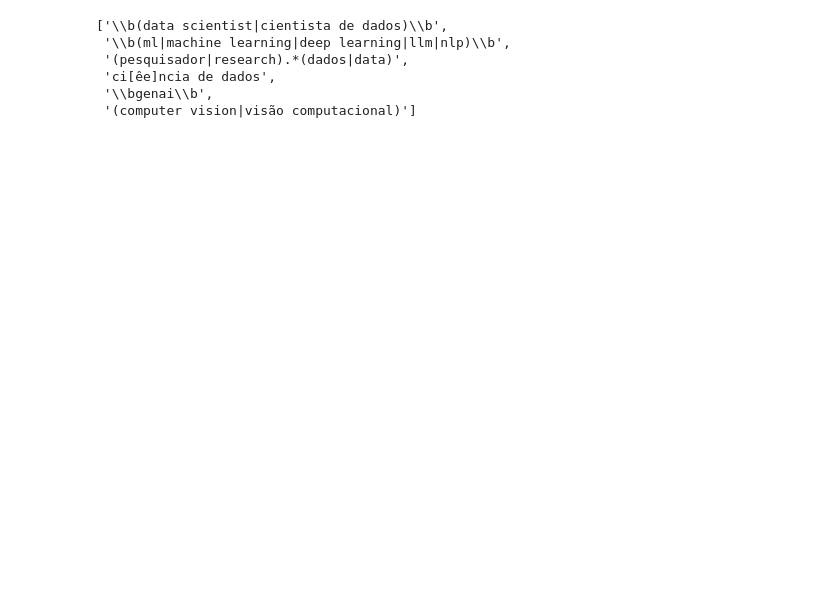
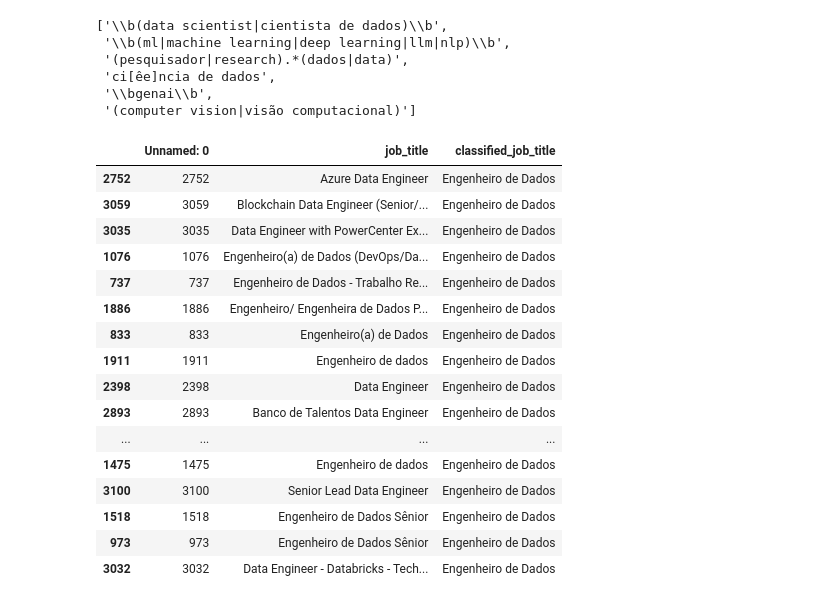
Before and after one commit to amaurineo/linkedin_jobs_analysis, a Jupyter notebook: notebooks/analysis_test_cases.ipynb, the cells around one changed output. Saved outputs shown, nothing was run; the diff lists cells and outputs as text; code cells hidden in the pictures; blank space fills up the shorter version.

```diff
--- a/notebooks/analysis_test_cases.ipynb
+++ b/notebooks/analysis_test_cases.ipynb
@@ -52,3 +417,23 @@ ROLE_PATTERNS['Cientista de Dados']
  'ci[êe]ncia de dados',
  '\\bgenai\\b',
  '(computer vision|visão computacional)']
+# %%
+jobs_classified[jobs_classified['classified_job_title']=='Engenheiro de Dados'].sample(20)
+# %% [output]
+|  | Unnamed: 0 | job_title | classified_job_title |
+| 2752 | 2752 | Azure Data Engineer | Engenheiro de Dados |
+| 3059 | 3059 | Blockchain Data Engineer (Senior/... | Engenheiro de Dados |
+| 3035 | 3035 | Data Engineer with PowerCenter Ex... | Engenheiro de Dados |
+| 1076 | 1076 | Engenheiro(a) de Dados (DevOps/Da... | Engenheiro de Dados |
+| 737 | 737 | Engenheiro de Dados - Trabalho Re... | Engenheiro de Dados |
+| 1886 | 1886 | Engenheiro/ Engenheira de Dados P... | Engenheiro de Dados |
+| 833 | 833 | Engenheiro(a) de Dados | Engenheiro de Dados |
+| 1911 | 1911 | Engenheiro de dados | Engenheiro de Dados |
+| 2398 | 2398 | Data Engineer | Engenheiro de Dados |
+| 2893 | 2893 | Banco de Talentos Data Engineer | Engenheiro de Dados |
+| ... | ... | ... | ... |
+| 1475 | 1475 | Engenheiro de dados | Engenheiro de Dados |
+| 3100 | 3100 | Senior Lead Data Engineer | Engenheiro de Dados |
+| 1518 | 1518 | Engenheiro de Dados Sênior | Engenheiro de Dados |
+| 973 | 973 | Engenheiro de Dados Sênior | Engenheiro de Dados |
+| 3032 | 3032 | Data Engineer - Databricks - Tech... | Engenheiro de Dados |
```
Also changed, not shown: parts of 21 cells of this notebook, 10 other files.
